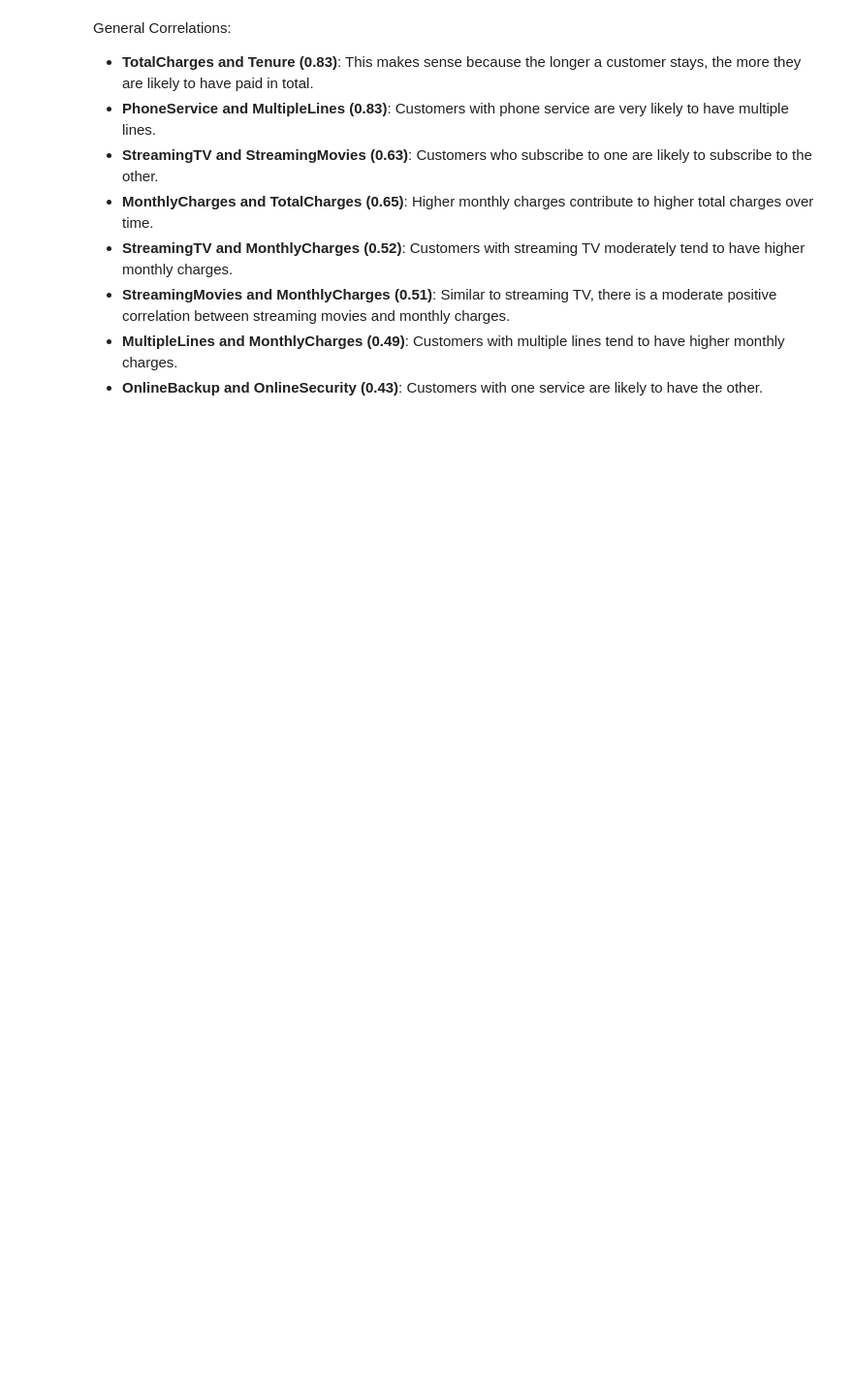
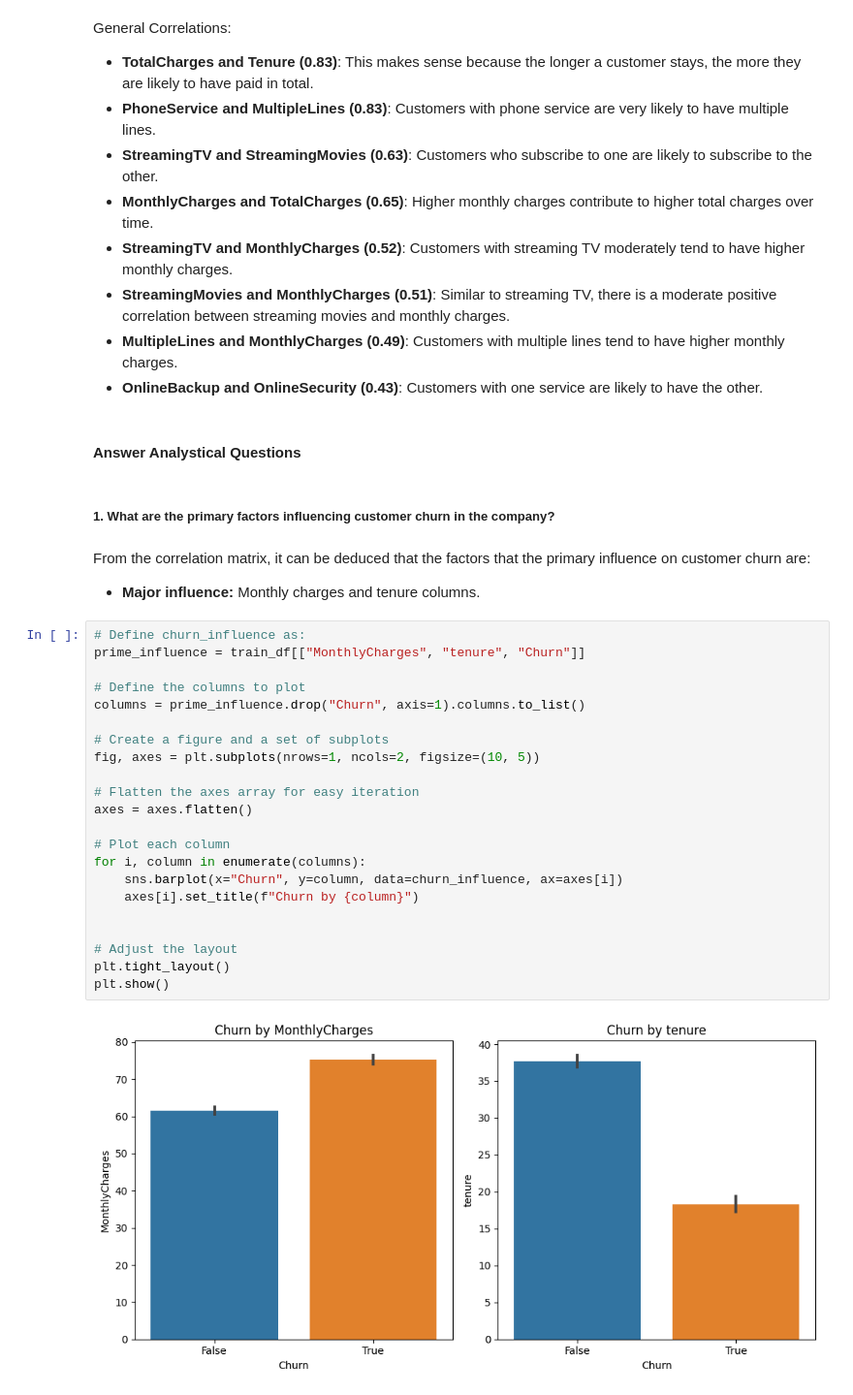
Before and after one commit to Kwamena-A-Yamoah/Customer-churn-analysis, a Jupyter notebook: Notebook/Customer_churn_analysis.ipynb, the cells around one changed output. Shown at 97% size. Cells and saved outputs as stored; diff of their text form; blank space fills up the shorter version.

Commit message:
Answer Analytical Questions

```diff
--- a/Notebook/Customer_churn_analysis.ipynb
+++ b/Notebook/Customer_churn_analysis.ipynb
@@ -840,3 +872,34 @@ General Correlations:
 - __StreamingMovies and MonthlyCharges (0.51)__: Similar to streaming TV, there is a moderate positive correlation between streaming movies and monthly charges.
 - __MultipleLines and MonthlyCharges (0.49)__: Customers with multiple lines tend to have higher monthly charges.
 - __OnlineBackup and OnlineSecurity (0.43)__: Customers with one service are likely to have the other.
+# %% [markdown]
+ #### Answer Analystical Questions
+# %% [markdown]
+##### 1. What are the primary factors influencing customer churn in the company?
+# %% [markdown]
+From the correlation matrix, it can be deduced that the factors that the primary influence on customer churn are:
+- __Major influence:__ Monthly charges and tenure columns.
+# %%
+# Define churn_influence as:
+prime_influence = train_df[["MonthlyCharges", "tenure", "Churn"]]
+
+# Define the columns to plot
+columns = prime_influence.drop("Churn", axis=1).columns.to_list()
+
+# Create a figure and a set of subplots
+fig, axes = plt.subplots(nrows=1, ncols=2, figsize=(10, 5))
+
+# Flatten the axes array for easy iteration
+axes = axes.flatten()
+
+# Plot each column
+for i, column in enumerate(columns):
+    sns.barplot(x="Churn", y=column, data=churn_influence, ax=axes[i])
+    axes[i].set_title(f"Churn by {column}")
+
+
+# Adjust the layout
+plt.tight_layout()
+plt.show()
+# %% [output]
+[figure, added]
```
Also changed, not shown: parts of 30 cells of this notebook.
